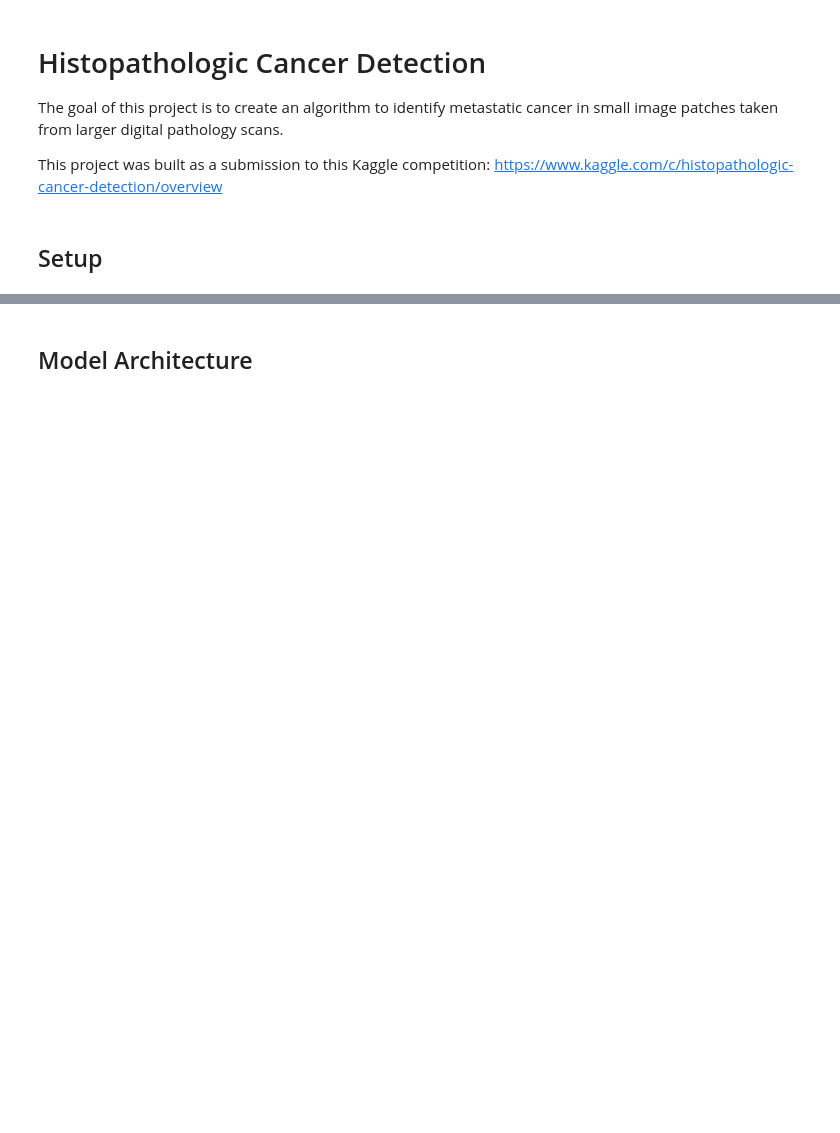
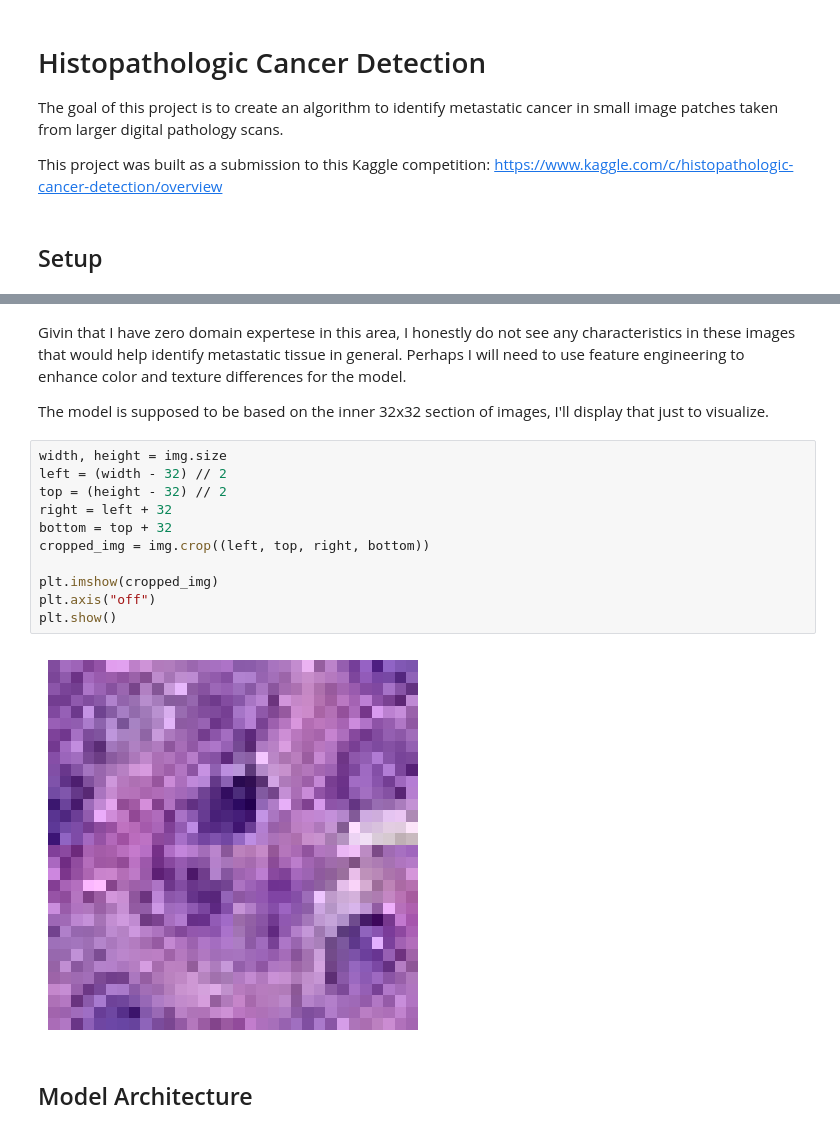
Before and after one commit to jollyjerr/cnn_cancer_detection, a Jupyter notebook: project.ipynb, the cells around one changed output, grey strips where cells are left out. Saved outputs shown, nothing was run; the diff lists cells and outputs as text; blank space fills up the shorter version.

```diff
--- a/project.ipynb
+++ b/project.ipynb
@@ -98,3 +129,20 @@ plt.show()
+# %% [markdown]
+Givin that I have zero domain expertese in this area, I honestly do not see any characteristics in these images that would help identify metastatic tissue in general. Perhaps I will need to use feature engineering to enhance color and texture differences for the model.
+
+The model is supposed to be based on the inner 32x32 section of images, I'll display that just to visualize.
+# %%
+width, height = img.size
+left = (width - 32) // 2
+top = (height - 32) // 2
+right = left + 32
+bottom = top + 32
+cropped_img = img.crop((left, top, right, bottom))
+
+plt.imshow(cropped_img)
+plt.axis("off")
+plt.show()
+# %% [output]
+[figure, added]
 # %% [markdown]
 ## Model Architecture
 # %%
```
Also changed, not shown: parts of 11 cells of this notebook.
